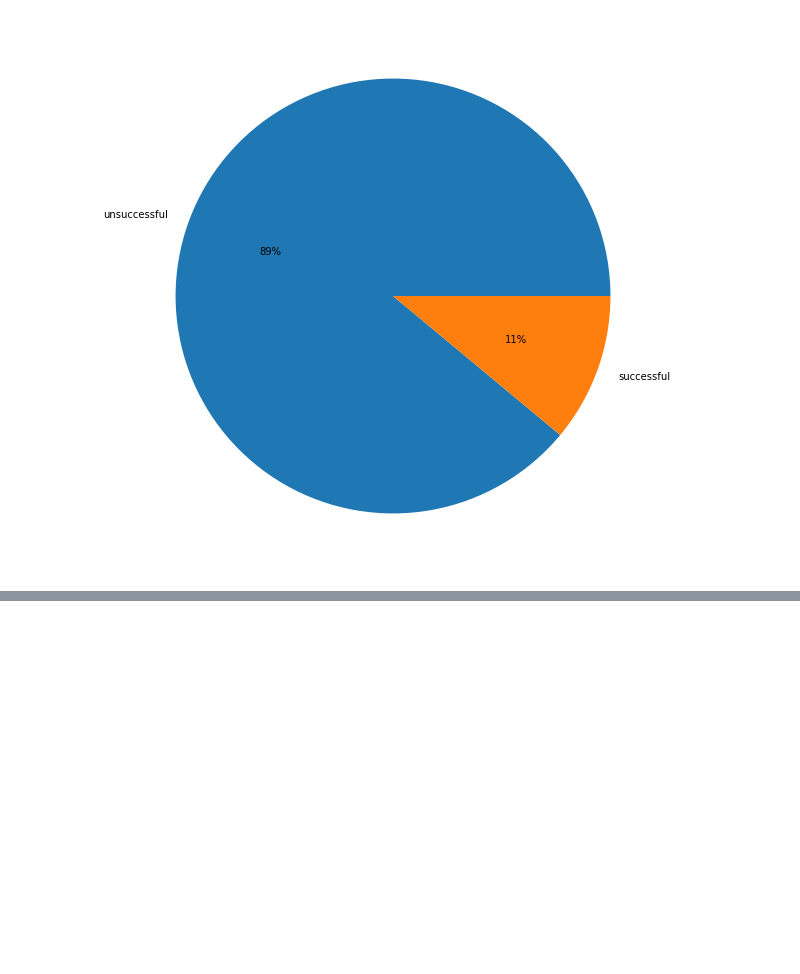
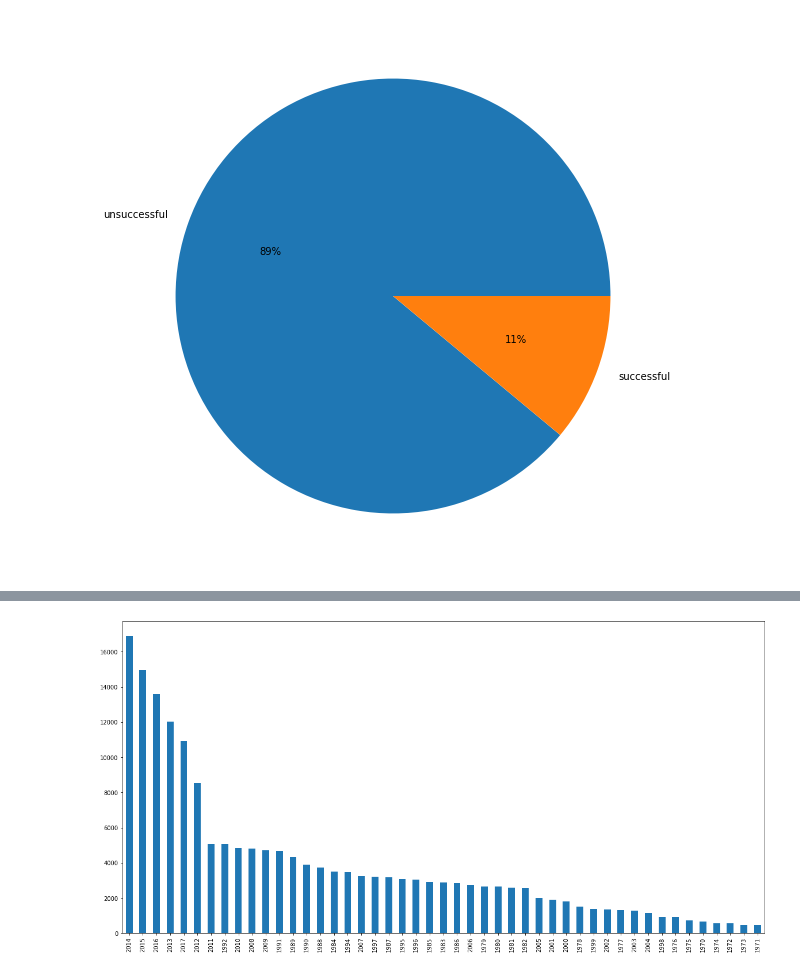
Before and after one commit to surajpandey11/Team-5--Capstone, a Jupyter notebook: Suraj_Pandey_Team_5_Capstone_Project.ipynb, the cells around one changed output, grey strips where cells are left out. Cells and saved outputs as stored; diff of their text form; code cells hidden in the pictures; blank space fills up the shorter version.

```diff
--- a/Suraj_Pandey_Team_5_Capstone_Project.ipynb
+++ b/Suraj_Pandey_Team_5_Capstone_Project.ipynb
@@ -173,0 +207,3 @@ plt.pie(success_df, labels=({"unsuccessful":0,'successful':1}), autopct='%1.0f%%
+# %%
+z=terror_df['iyear'].value_counts()
+z
@@ -173,0 +228,5 @@ plt.pie(success_df, labels=({"unsuccessful":0,'successful':1}), autopct='%1.0f%%
+# %%
+z.head(50).plot(kind='bar')
+plt.rcParams['figure.figsize'] = (20, 10)
+# %% [output]
+[figure, added]
```
Also changed, not shown: parts of 28 cells of this notebook.
